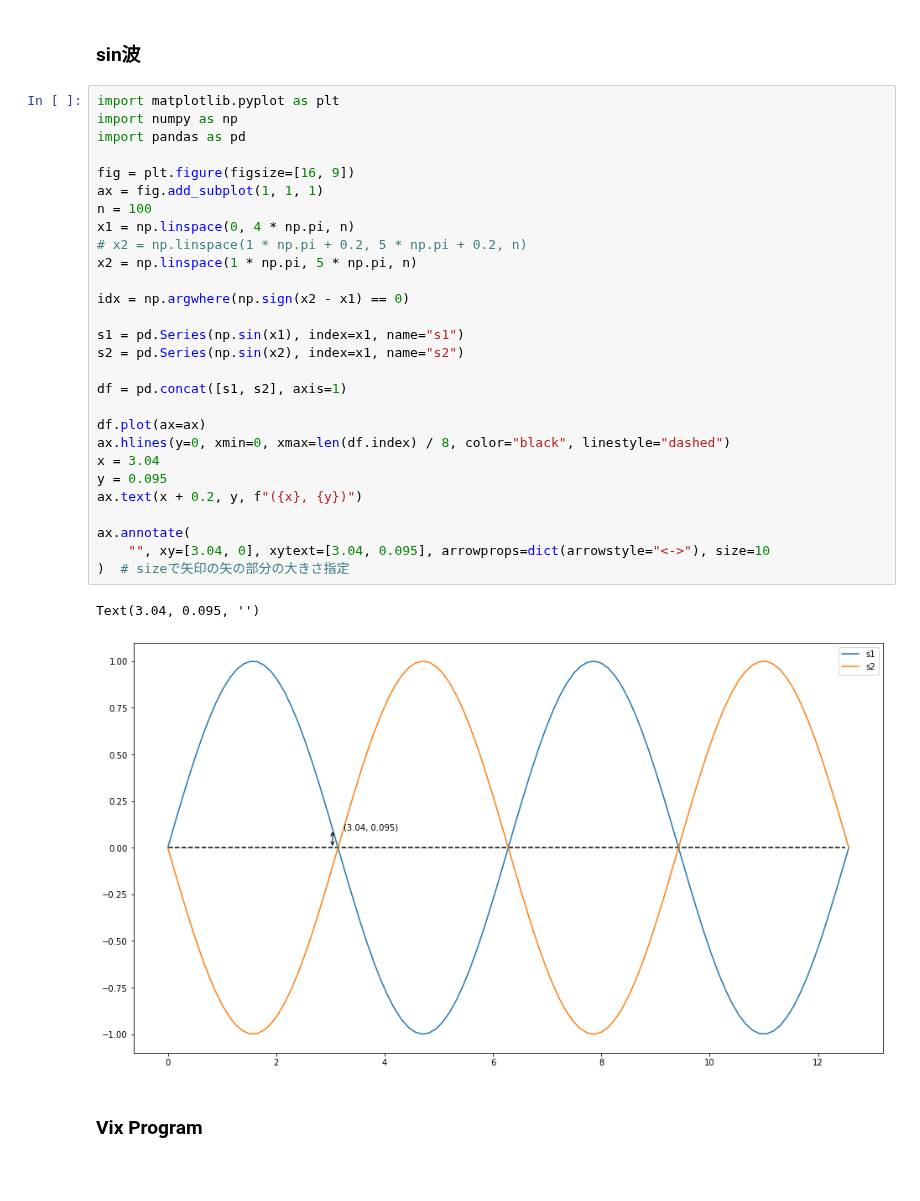
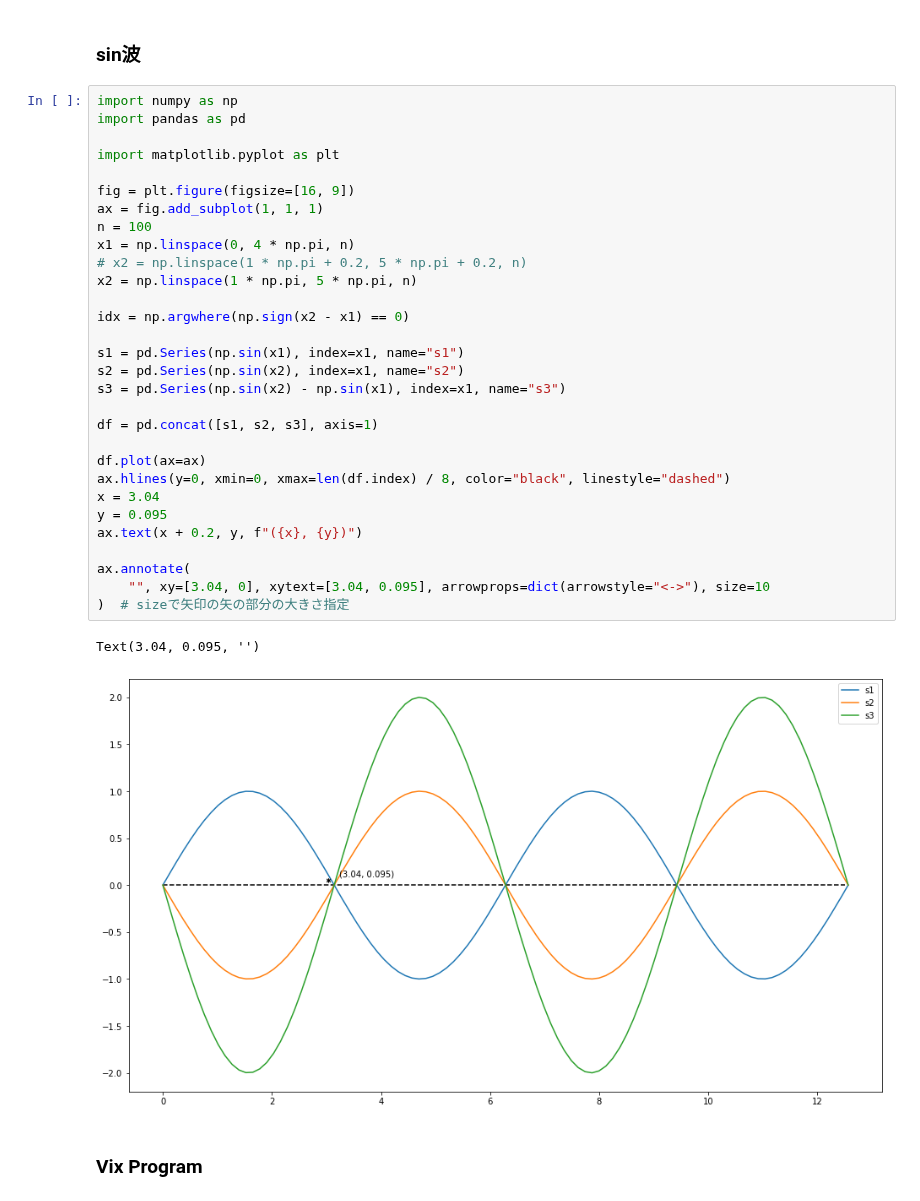
Before and after one commit to ri003074/Python3, a Jupyter notebook: src/matplotlib/matplotlib_summary.ipynb, the cells around one changed output. Cells and saved outputs as stored; diff of their text form; blank space fills up the shorter version.

```diff
--- a/src/matplotlib/matplotlib_summary.ipynb
+++ b/src/matplotlib/matplotlib_summary.ipynb
@@ -138,36 +140,38 @@ plt.savefig("a.png")
 # %% [markdown]
 ### sin波
 # %%
-import matplotlib.pyplot as plt
 import numpy as np
 import pandas as pd
+
+import matplotlib.pyplot as plt
 
 fig = plt.figure(figsize=[16, 9])
 ax = fig.add_subplot(1, 1, 1)
 n = 100
 x1 = np.linspace(0, 4 * np.pi, n)
 # x2 = np.linspace(1 * np.pi + 0.2, 5 * np.pi + 0.2, n)
 x2 = np.linspace(1 * np.pi, 5 * np.pi, n)
 
 idx = np.argwhere(np.sign(x2 - x1) == 0)
 
 s1 = pd.Series(np.sin(x1), index=x1, name="s1")
 s2 = pd.Series(np.sin(x2), index=x1, name="s2")
+s3 = pd.Series(np.sin(x2) - np.sin(x1), index=x1, name="s3")
 
-df = pd.concat([s1, s2], axis=1)
+df = pd.concat([s1, s2, s3], axis=1)
 
 df.plot(ax=ax)
 ax.hlines(y=0, xmin=0, xmax=len(df.index) / 8, color="black", linestyle="dashed")
 x = 3.04
 y = 0.095
 ax.text(x + 0.2, y, f"({x}, {y})")
 
 ax.annotate(
     "", xy=[3.04, 0], xytext=[3.04, 0.095], arrowprops=dict(arrowstyle="<->"), size=10
 )  # sizeで矢印の矢の部分の大きさ指定
 # %% [output]
 Text(3.04, 0.095, '')
-[figure, old version]
+[figure, new version]
 # %% [markdown]
 ### Vix Program
 # %%
```
Also changed, not shown: parts of 14 cells of this notebook, 13 other files.
